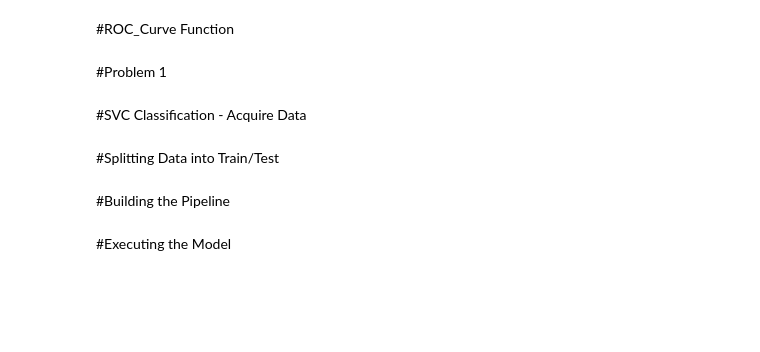
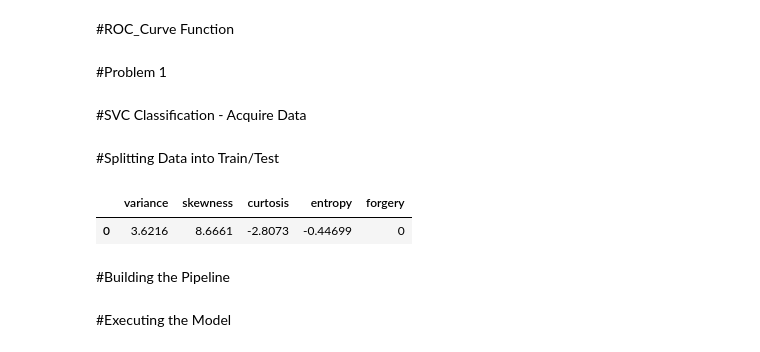
Before and after one commit to valenderval/MLA_JFV, a Jupyter notebook: MLA4_JFV.ipynb, the cells around one changed output. Cells and saved outputs as stored; diff of their text form; code cells hidden in the pictures; blank space fills up the shorter version.

```diff
--- a/MLA4_JFV.ipynb
+++ b/MLA4_JFV.ipynb
@@ -19,5 +65,12 @@ Jacob Vallery <br>CS430-ON <br>Machine Learning in the Cloud
 #Problem 1
 # %% [markdown]
 #SVC Classification - Acquire Data
+# %%
+df = pd.read_csv('/content/gdrive/MyDrive/CS430/banknote_authentication.csv')
 # %% [markdown]
 #Splitting Data into Train/Test
+# %%
+df.head(1)
+# %% [output]
+|  | variance | skewness | curtosis | entropy | forgery |
+| 0 | 3.6216 | 8.6661 | -2.8073 | -0.44699 | 0 |
```
Also changed, not shown: parts of 32 cells of this notebook.
